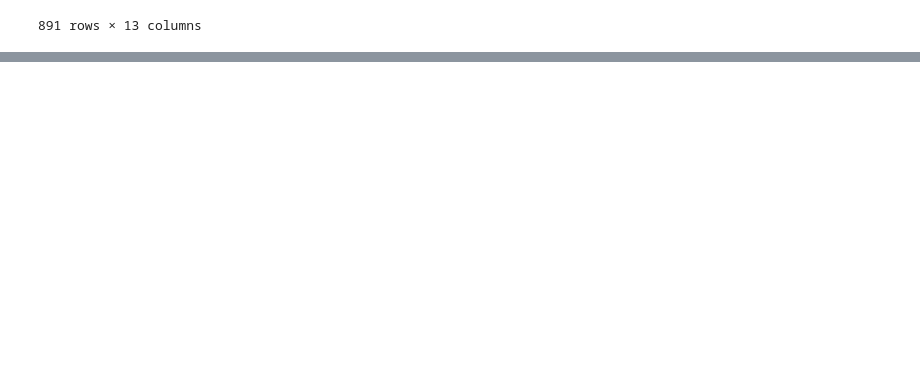
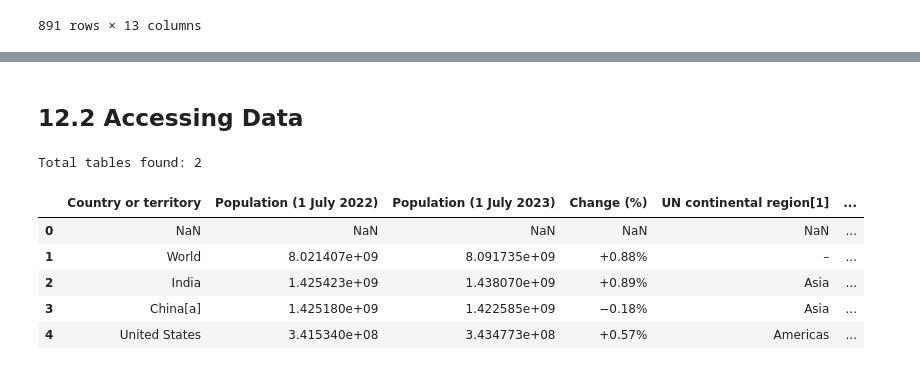
Before and after one commit to ahmedfakhar747/pandas-for-data-science, a Jupyter notebook: Pandas_2_Correlation_Analysis.ipynb, the cells around one changed output, grey strips where cells are left out. Cells and saved outputs as stored; diff of their text form; code cells hidden in the pictures; blank space fills up the shorter version.

```diff
--- a/Pandas_2_Correlation_Analysis.ipynb
+++ b/Pandas_2_Correlation_Analysis.ipynb
@@ -615,0 +743,24 @@ titanic_data
+# %%
+url = "https://en.wikipedia.org/wiki/List_of_countries_by_population_(United_Nations)"
+
+headers = {'User-Agent': 'Mozilla/5.0'}
+tables = pd.read_html(url, storage_options=headers)
+# %% [markdown]
+## 12.2 Accessing Data
+# %%
+# Check how many tables were found on the page
+print(f"Total tables found: {len(tables)}")
+
+# Get the first table as a proper DataFrame
+df_population = tables[0]
+
+# View the DataFrame
+df_population.head()
+# %% [output]
+Total tables found: 2
+|  | Country or territory | Population (1 July 2022) | Population (1 July 2023) | Change (%) | UN continental region[1] | ... |
+| 0 | NaN | NaN | NaN | NaN | NaN | ... |
+| 1 | World | 8.021407e+09 | 8.091735e+09 | +0.88% | – | ... |
+| 2 | India | 1.425423e+09 | 1.438070e+09 | +0.89% | Asia | ... |
+| 3 | China[a] | 1.425180e+09 | 1.422585e+09 | −0.18% | Asia | ... |
+| 4 | United States | 3.415340e+08 | 3.434773e+08 | +0.57% | Americas | ... |
```
Also changed, not shown: parts of 15 cells of this notebook.
